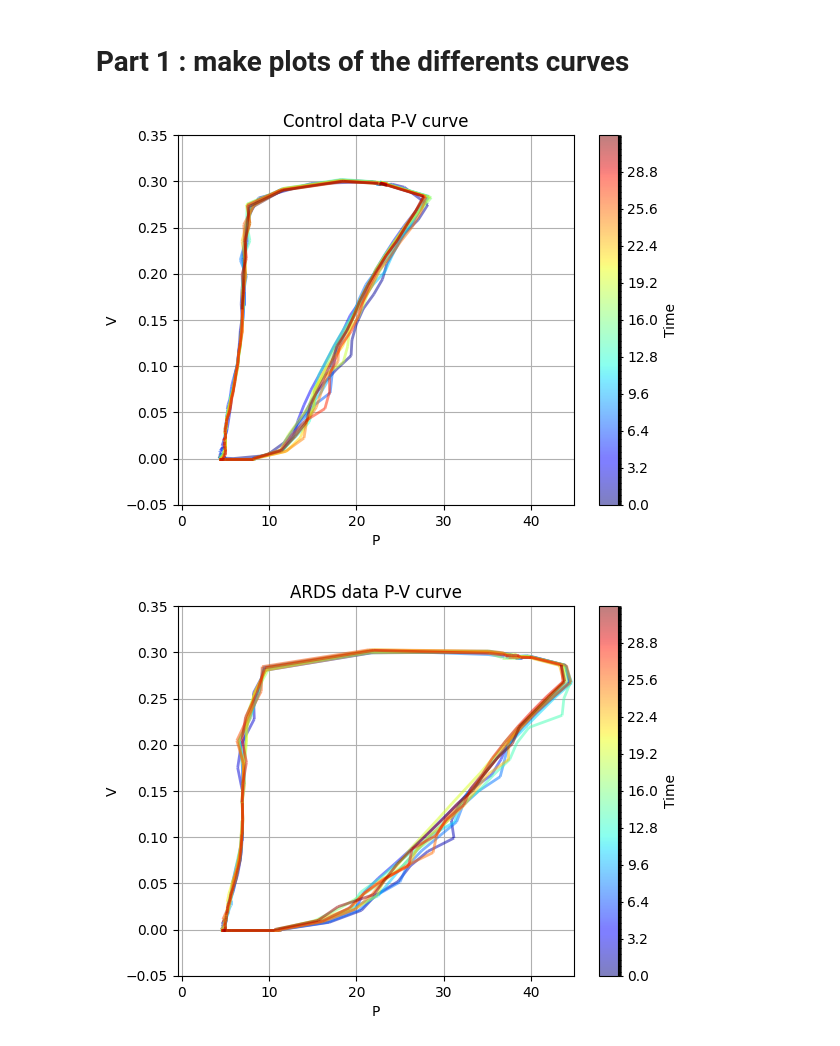
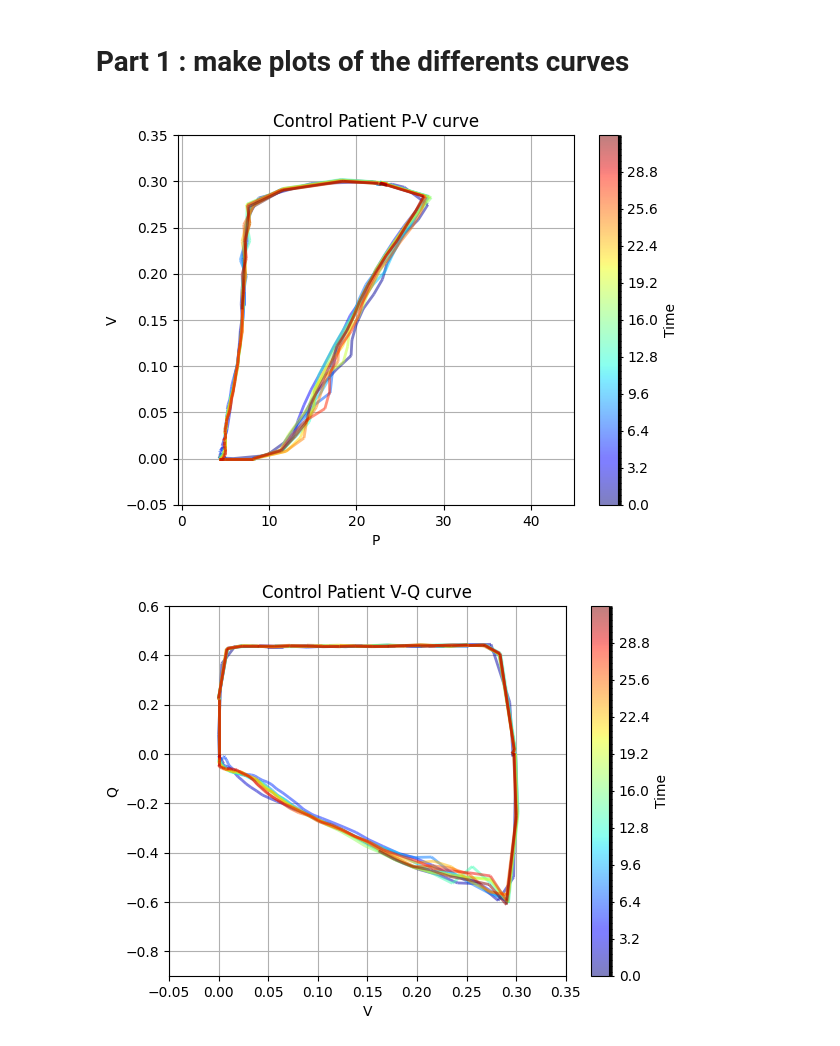
Before and after one commit to julienbrandoit/GBIO0014-2---ARDS-and-healthy-lungs-analysis, a Jupyter notebook: project.ipynb, the cells around one changed output. Saved outputs shown, nothing was run; the diff lists cells and outputs as text; code cells hidden in the pictures.

```diff
--- a/project.ipynb
+++ b/project.ipynb
@@ -49,9 +49,18 @@ def plot_time_curve(X, Y, t, alpha_value = 0.5, x_label = "X", y_label ="Y", gri
     if y_lim is not None:
         plt.ylim(y_lim)
     plt.show()
+
+def plot_time_curves_patient(data, title="Data"):
+    P = data['P']
+    V = data['V']
+    Q = data['Q']
+    t = data['t'] - data['t'][0]
+
+    plot_time_curve(P, V, t, title = title + " P-V curve", x_label="P", y_label="V", grid=True, x_lim=[-0.5, 45], y_lim=[-0.05, 0.35])
+    plot_time_curve(V, Q, t, title = title + " V-Q curve", x_label="V", y_label="Q", grid=True, y_lim=[-0.9, 0.6], x_lim=[-0.05, 0.35])
-# %%
-plot_time_curve(Control_data['P'], Control_data['V'], Control_data['t'] - Control_data['t'][0], title="Control data P-V curve", x_label="P", y_label="V", grid=True, x_lim=[-0.5, 45], y_lim=[-0.05, 0.35])
-plot_time_curve(ARDS_data['P'], ARDS_data['V'], ARDS_data['t'] - ARDS_data['t'][0], title="ARDS data P-V curve", x_label="P", y_label="V", grid=True, x_lim=[-0.5, 45], y_lim=[-0.05, 0.35])
-# %% [output]
-[figure, removed]
-[figure, removed]
+# %%
+plot_time_curves_patient(Control_data, "Control Patient")
+plot_time_curves_patient(ARDS_data, "ARDS Patient")
+# %% [output]
+[figure, added]
+[figure, added]
```
Also changed, not shown: parts of 4 cells of this notebook.
